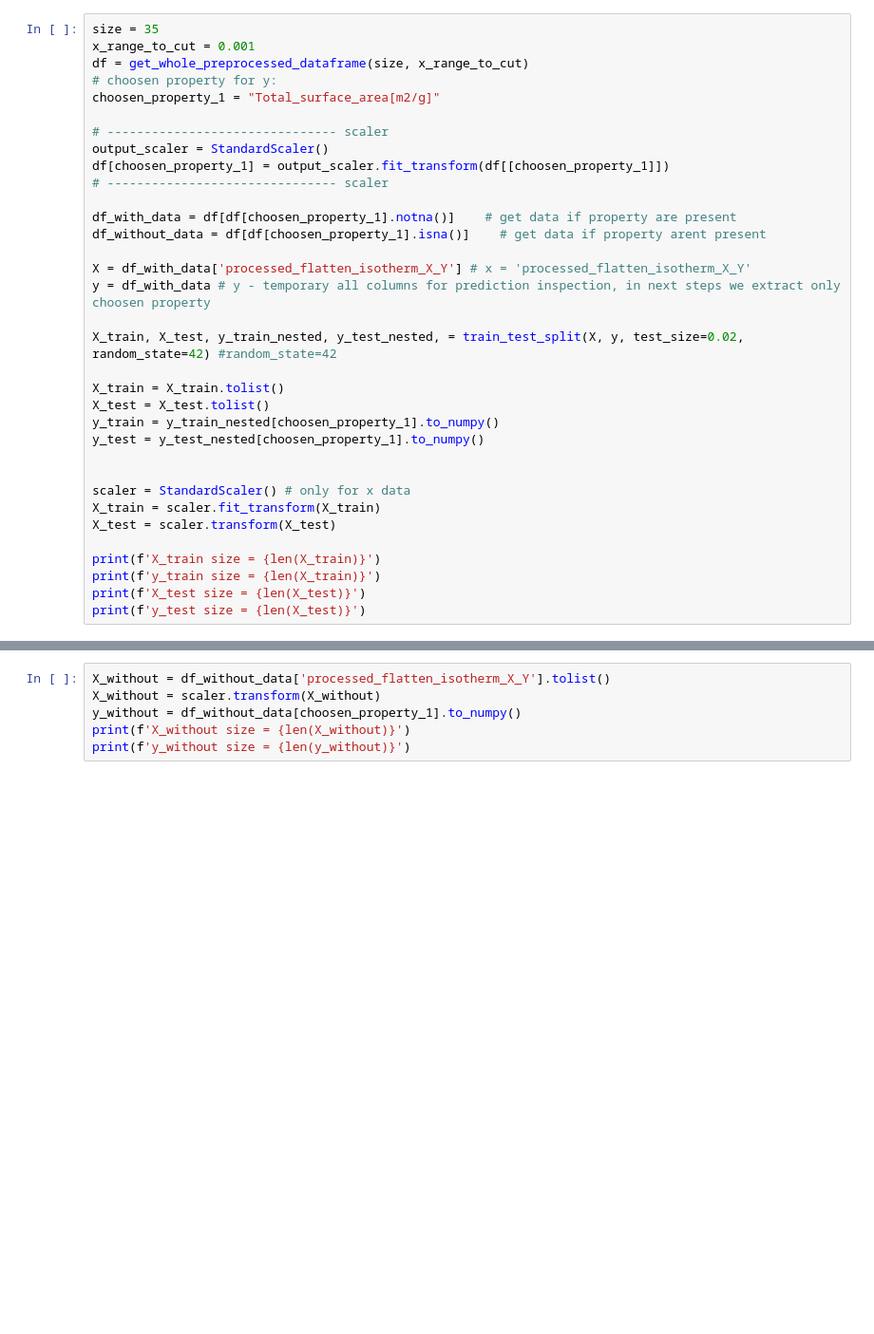
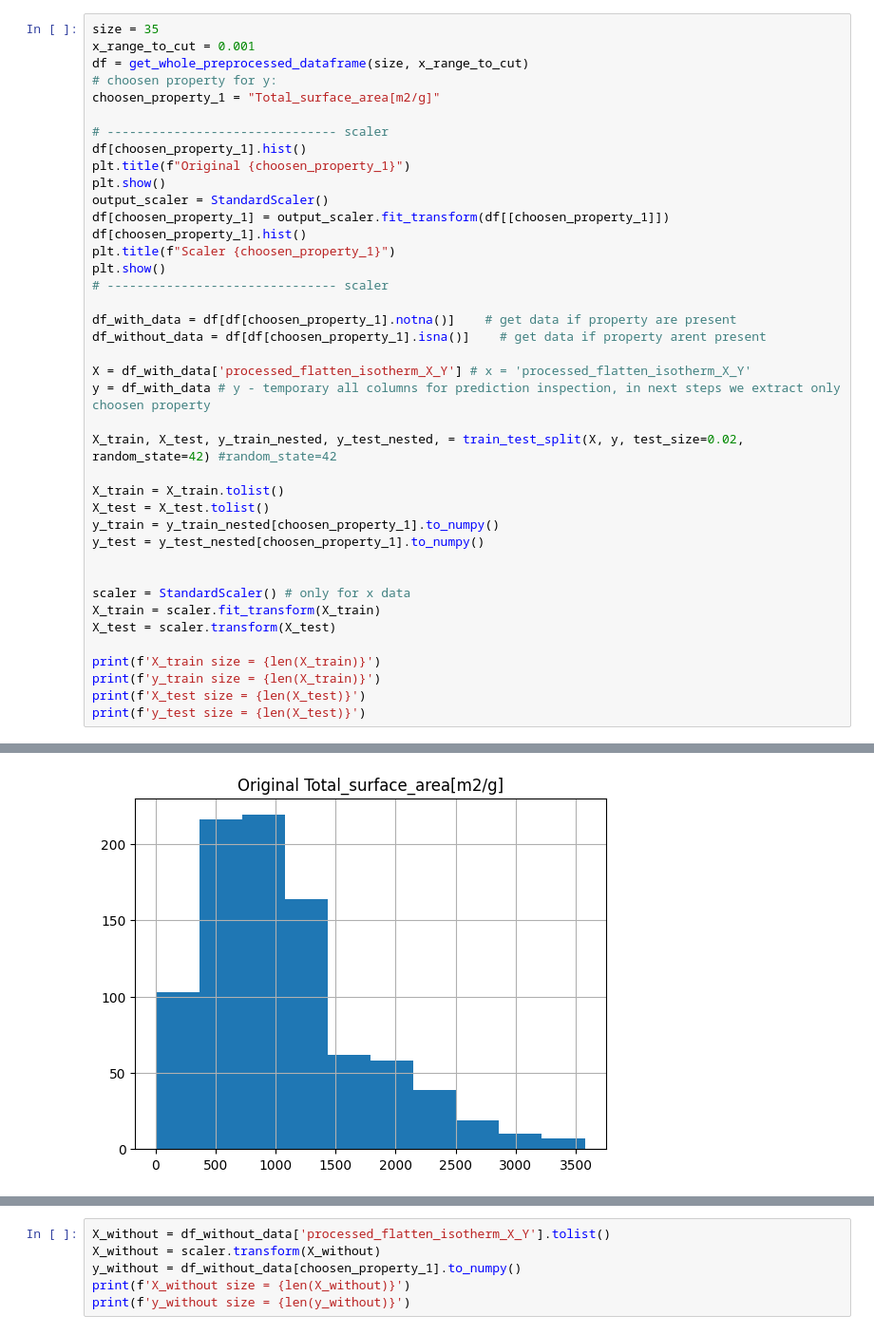
Before and after one commit to PanBard/isotherm_adsorption_computations_tensorflow, a Jupyter notebook: models/MLP/Only_BET/3_MLP_BET_scaler.ipynb, the cells around one changed output, grey strips where cells are left out. Shown at 95% size. Drawn from its saved outputs; the diff is of its cells as text; blank space fills up the shorter version.

```diff
--- a/models/MLP/Only_BET/3_MLP_BET_scaler.ipynb
+++ b/models/MLP/Only_BET/3_MLP_BET_scaler.ipynb
@@ -26,8 +19,14 @@ df = get_whole_preprocessed_dataframe(size, x_range_to_cut)
 choosen_property_1 = "Total_surface_area[m2/g]"
 
 # ------------------------------- scaler
+df[choosen_property_1].hist()
+plt.title(f"Original {choosen_property_1}")
+plt.show()
 output_scaler = StandardScaler()
 df[choosen_property_1] = output_scaler.fit_transform(df[[choosen_property_1]])
+df[choosen_property_1].hist()
+plt.title(f"Scaler {choosen_property_1}")
+plt.show()
 # ------------------------------- scaler
 
 df_with_data = df[df[choosen_property_1].notna()]    # get data if property are present
@@ -72,0 +72 @@ y_test size = 18
+[figure, added]
```
Also changed, not shown: parts of 14 cells of this notebook, 18 other files.
